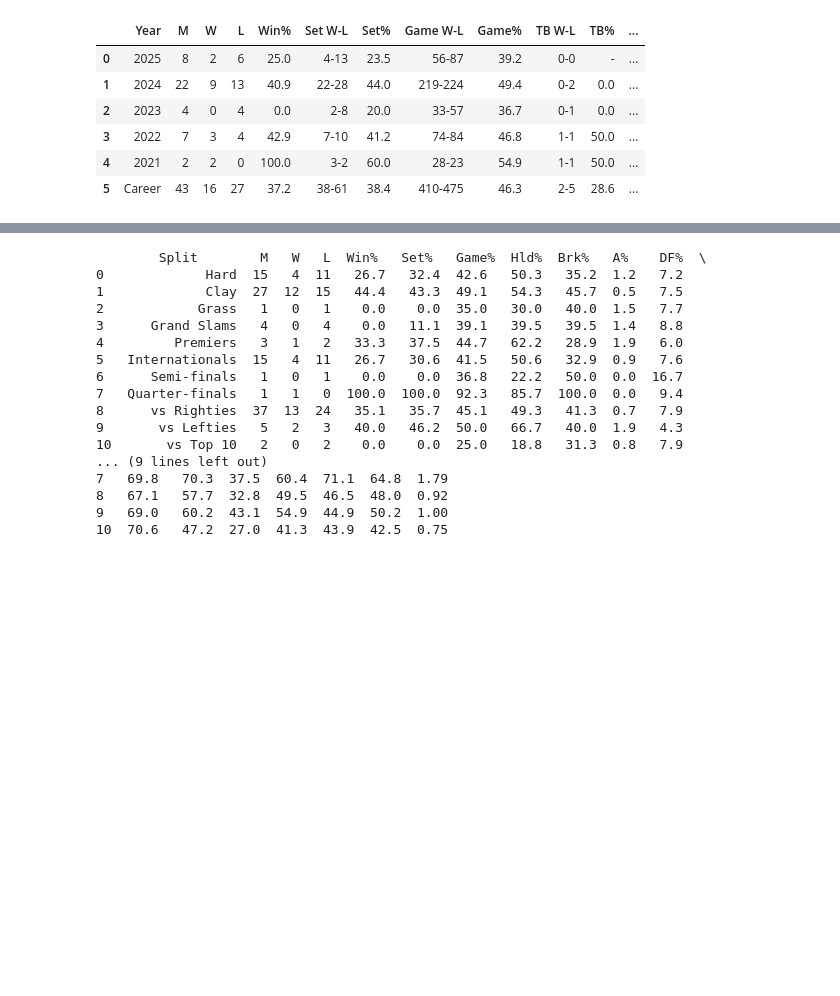
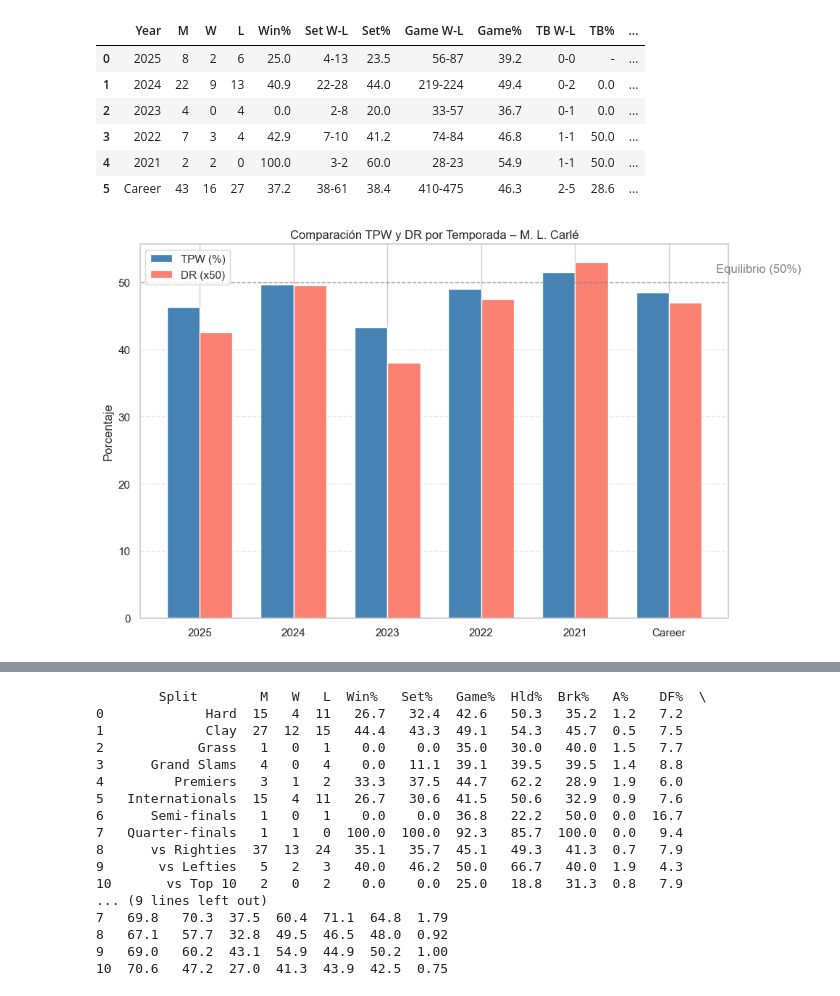
Before and after one commit to roreravi/kevin, a Jupyter notebook: tennis/carle.ipynb, the cells around one changed output, grey strips where cells are left out. Drawn from its saved outputs; the diff is of its cells as text; code cells hidden in the pictures; blank space fills up the shorter version.

```diff
--- a/tennis/carle.ipynb
+++ b/tennis/carle.ipynb
@@ -364,0 +361,30 @@ df_carle
+# %%
+years = ["2025", "2024", "2023", "2022", "2021", "Career"]
+tpw = [46.3, 49.7, 43.3, 49.0, 51.5, 48.5]
+dr = [0.85, 0.99, 0.76, 0.95, 1.06, 0.94]
+
+x = np.arange(len(years))
+width = 0.35
+
+# Crear gráfico de barras lado a lado
+fig, ax = plt.subplots(figsize=(10, 6))
+bars1 = ax.bar(x - width/2, tpw, width, label='TPW (%)', color='steelblue')
+bars2 = ax.bar(x + width/2, [d*50 for d in dr], width, label='DR (x50)', color='salmon')
+
+# Etiquetas
+ax.set_ylabel('Porcentaje')
+ax.set_title('Comparación TPW y DR por Temporada – M. L. Carlé')
+ax.set_xticks(x)
+ax.set_xticklabels(years)
+ax.legend()
+
+# Líneas de referencia
+ax.axhline(50, color='gray', linestyle='--', linewidth=1, alpha=0.7)
+ax.text(len(years)-0.5, 51.5, 'Equilibrio (50%)', color='gray')
+
+# Mostrar gráfico
+plt.grid(axis='y', linestyle='--', alpha=0.5)
+plt.tight_layout()
+plt.show()
+# %% [output]
+[figure, added]
```
Also changed, not shown: parts of 15 cells of this notebook.
